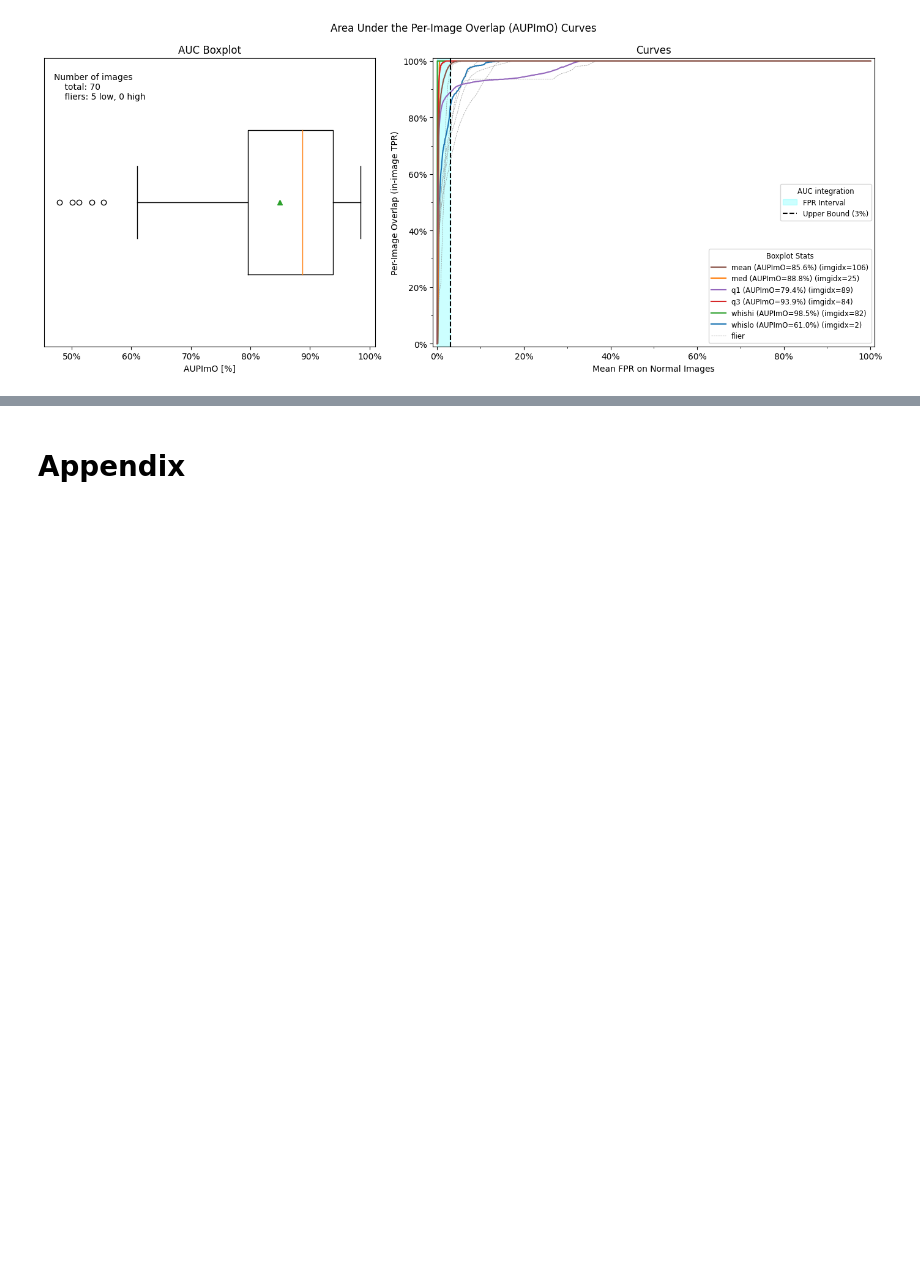
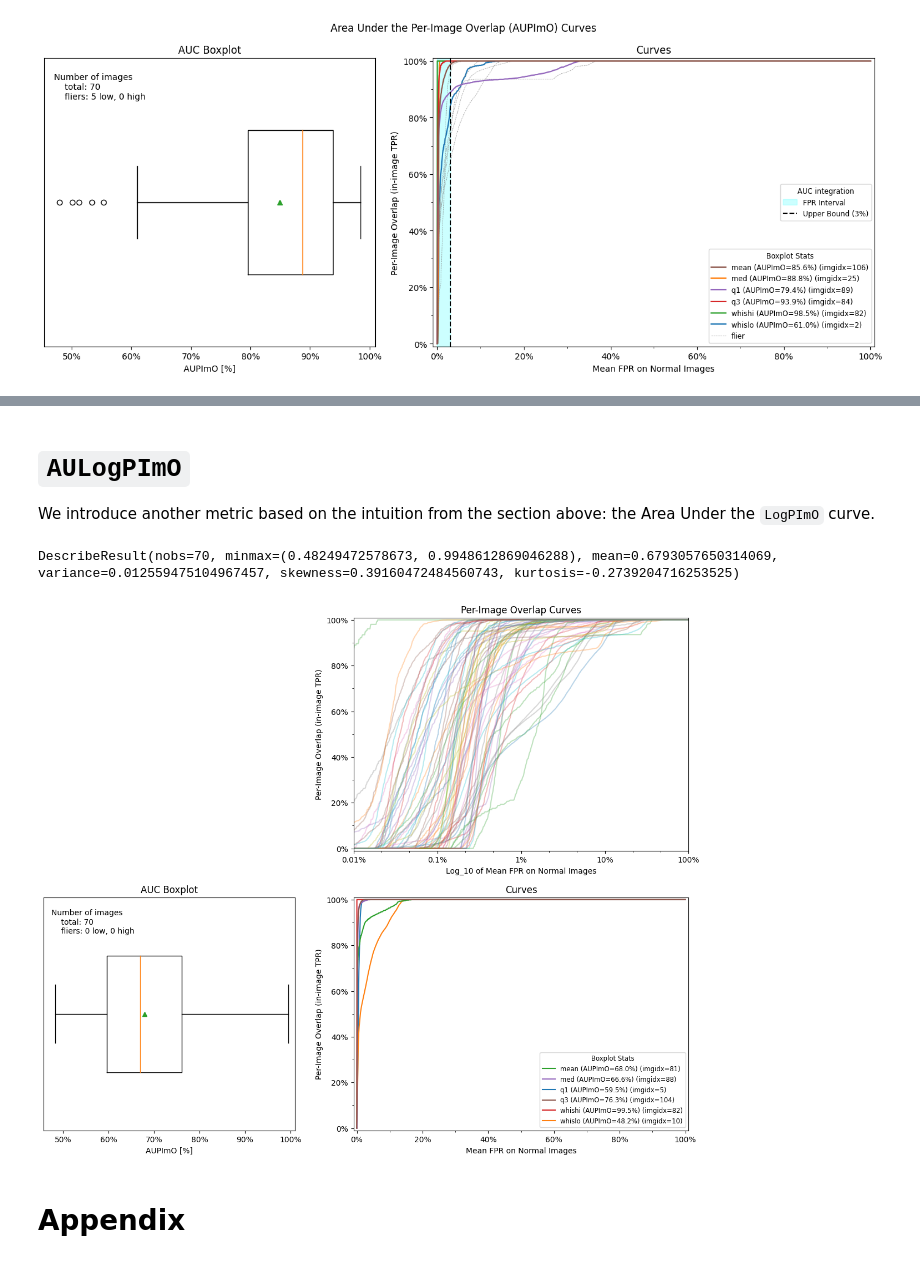
Before and after one commit to openvinotoolkit/anomalib, a Jupyter notebook: notebooks/500_use_cases/502_perimg_metrics.ipynb, the cells around one changed output, grey strips where cells are left out. Saved outputs shown, nothing was run; the diff lists cells and outputs as text; code cells hidden in the pictures; blank space fills up the shorter version.

```diff
--- a/notebooks/500_use_cases/502_perimg_metrics.ipynb
+++ b/notebooks/500_use_cases/502_perimg_metrics.ipynb
@@ -402,3 +435,27 @@ _format_axis_rate_metric_log(axes[1, 1], axis=0)
+# %% [markdown]
+# `AULogPImO`
+
+We introduce another metric based on the intuition from the section above: the Area Under the `LogPImO` curve.
+# %%
+%autoreload 2
+import scipy as sp
+from matplotlib import pyplot as plt
+from anomalib.utils.metrics.perimg import AULogPImO
+
+aulogpimo = AULogPImO(num_thresholds=1000)
+aulogpimo.cpu()
+aulogpimo.update(anomaly_maps, masks)
+pimoresult, aucs = aulogpimo.compute()
+print(sp.stats.describe(aucs[~torch.isnan(aucs)]))  # `~torch.isnan(aucs)` is removing the `nan`s
+# %% [output]
+DescribeResult(nobs=70, minmax=(0.48249472578673, 0.9948612869046288), mean=0.6793057650314069, variance=0.012559475104967457, skewness=0.39160472484560743, kurtosis=-0.2739204716253525)
+# %%
+fig, axes = plt.subplots(2, 2, figsize=(15, 12), width_ratios=[6, 8])
+aulogpimo.plot_all_logpimo_curves(ax=axes[0, 1])
+aulogpimo.plot(axes=axes[1])
+_ = axes[0, 0].axis("off")
+# %% [output]
+[figure, added]
 # %% [markdown]
 # Appendix
 # %% [markdown]
```
Also changed, not shown: parts of 8 cells of this notebook, 2 other files.
